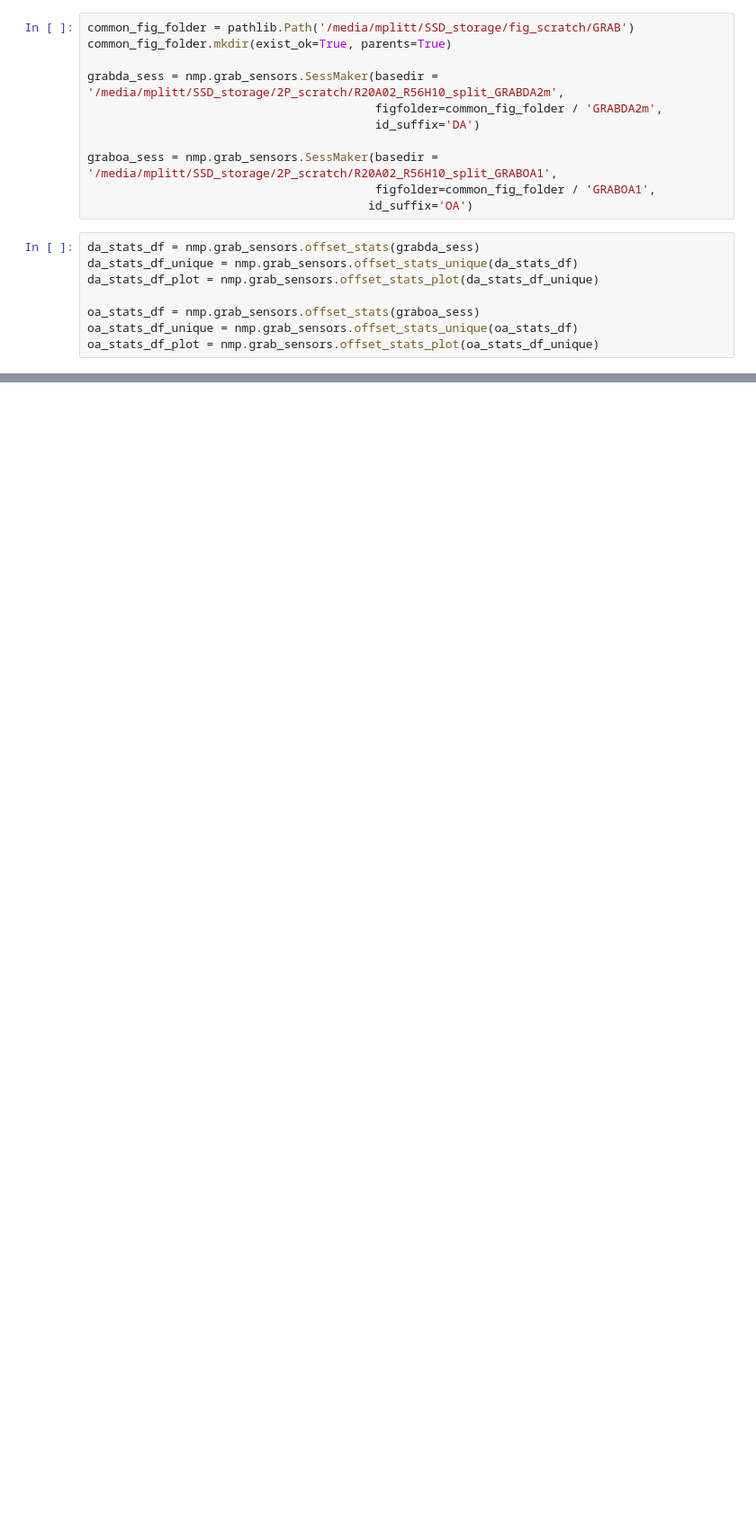
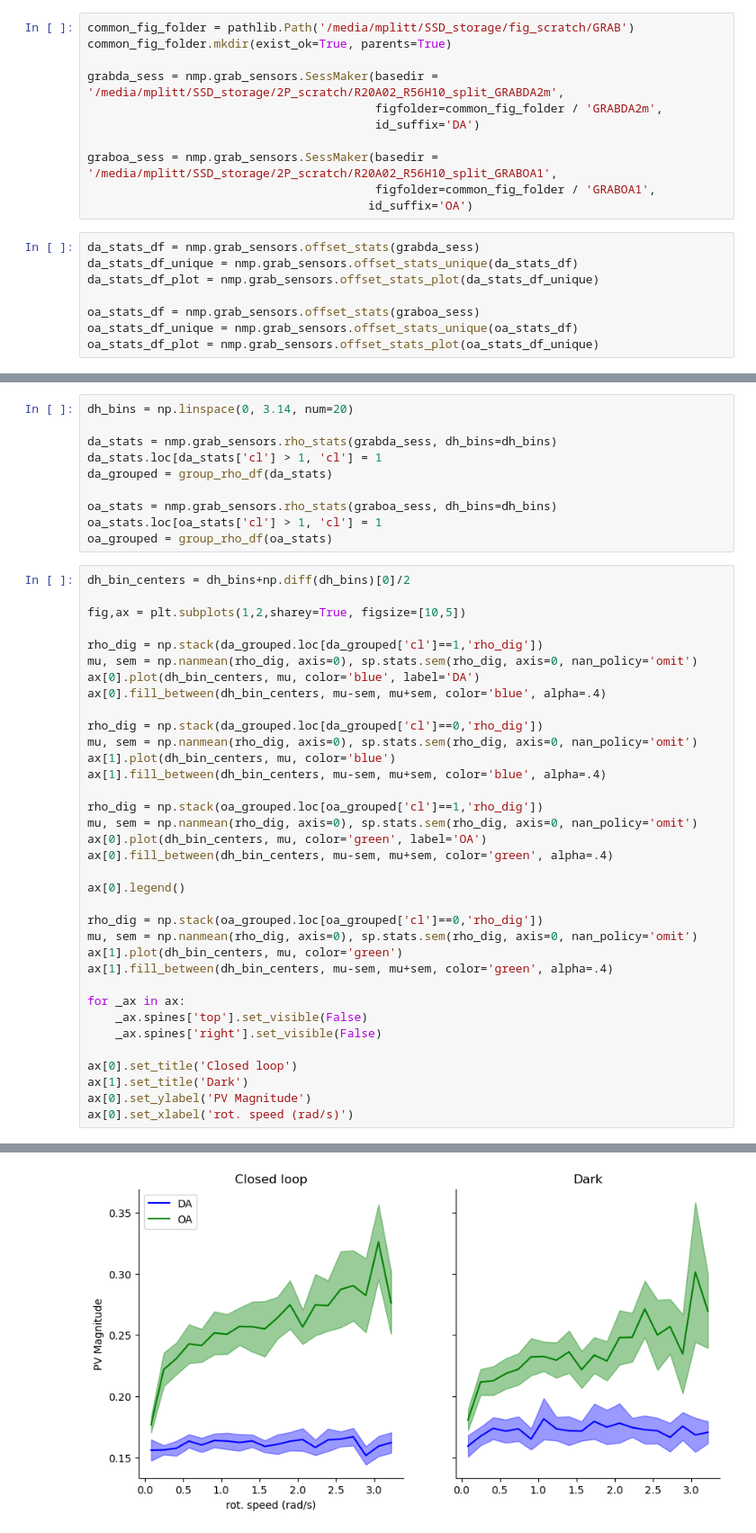
Before and after one commit to yfisher-lab/NeuromodPlasticity, a Jupyter notebook: NeuromodPlasticity/figures/GRAB_imaging/GRABDA_GRABOA.ipynb, the cells around one changed output, grey strips where cells are left out. Shown at 90% size. Cells and saved outputs as stored; diff of their text form; blank space fills up the shorter version.

Commit message:
remake grab notebook

```diff
--- a/NeuromodPlasticity/figures/GRAB_imaging/GRABDA_GRABOA.ipynb
+++ b/NeuromodPlasticity/figures/GRAB_imaging/GRABDA_GRABOA.ipynb
@@ -72,0 +117,46 @@ da_grouped
+# %%
+dh_bins = np.linspace(0, 3.14, num=20)
+
+da_stats = nmp.grab_sensors.rho_stats(grabda_sess, dh_bins=dh_bins)
+da_stats.loc[da_stats['cl'] > 1, 'cl'] = 1
+da_grouped = group_rho_df(da_stats)
+
+oa_stats = nmp.grab_sensors.rho_stats(graboa_sess, dh_bins=dh_bins)
+oa_stats.loc[oa_stats['cl'] > 1, 'cl'] = 1
+oa_grouped = group_rho_df(oa_stats)
+# %%
+dh_bin_centers = dh_bins+np.diff(dh_bins)[0]/2
+
+fig,ax = plt.subplots(1,2,sharey=True, figsize=[10,5])
+
+rho_dig = np.stack(da_grouped.loc[da_grouped['cl']==1,'rho_dig'])
+mu, sem = np.nanmean(rho_dig, axis=0), sp.stats.sem(rho_dig, axis=0, nan_policy='omit')
+ax[0].plot(dh_bin_centers, mu, color='blue', label='DA')
+ax[0].fill_between(dh_bin_centers, mu-sem, mu+sem, color='blue', alpha=.4)
+
+rho_dig = np.stack(da_grouped.loc[da_grouped['cl']==0,'rho_dig'])
+mu, sem = np.nanmean(rho_dig, axis=0), sp.stats.sem(rho_dig, axis=0, nan_policy='omit')
+ax[1].plot(dh_bin_centers, mu, color='blue')
+ax[1].fill_between(dh_bin_centers, mu-sem, mu+sem, color='blue', alpha=.4)
+
+rho_dig = np.stack(oa_grouped.loc[oa_grouped['cl']==1,'rho_dig'])
+mu, sem = np.nanmean(rho_dig, axis=0), sp.stats.sem(rho_dig, axis=0, nan_policy='omit')
+ax[0].plot(dh_bin_centers, mu, color='green', label='OA')
+ax[0].fill_between(dh_bin_centers, mu-sem, mu+sem, color='green', alpha=.4)
+
+ax[0].legend()
+
+rho_dig = np.stack(oa_grouped.loc[oa_grouped['cl']==0,'rho_dig'])
+mu, sem = np.nanmean(rho_dig, axis=0), sp.stats.sem(rho_dig, axis=0, nan_policy='omit')
+ax[1].plot(dh_bin_centers, mu, color='green')
+ax[1].fill_between(dh_bin_centers, mu-sem, mu+sem, color='green', alpha=.4)
+
+for _ax in ax:
+    _ax.spines['top'].set_visible(False)
+    _ax.spines['right'].set_visible(False)
+
+ax[0].set_title('Closed loop')
+ax[1].set_title('Dark')
+ax[0].set_ylabel('PV Magnitude')
+ax[0].set_xlabel('rot. speed (rad/s)')
+# %% [output]
@@ -72,0 +164 @@ da_grouped
+[figure, added]
```
Also changed, not shown: parts of 9 cells of this notebook, 1 other file.
